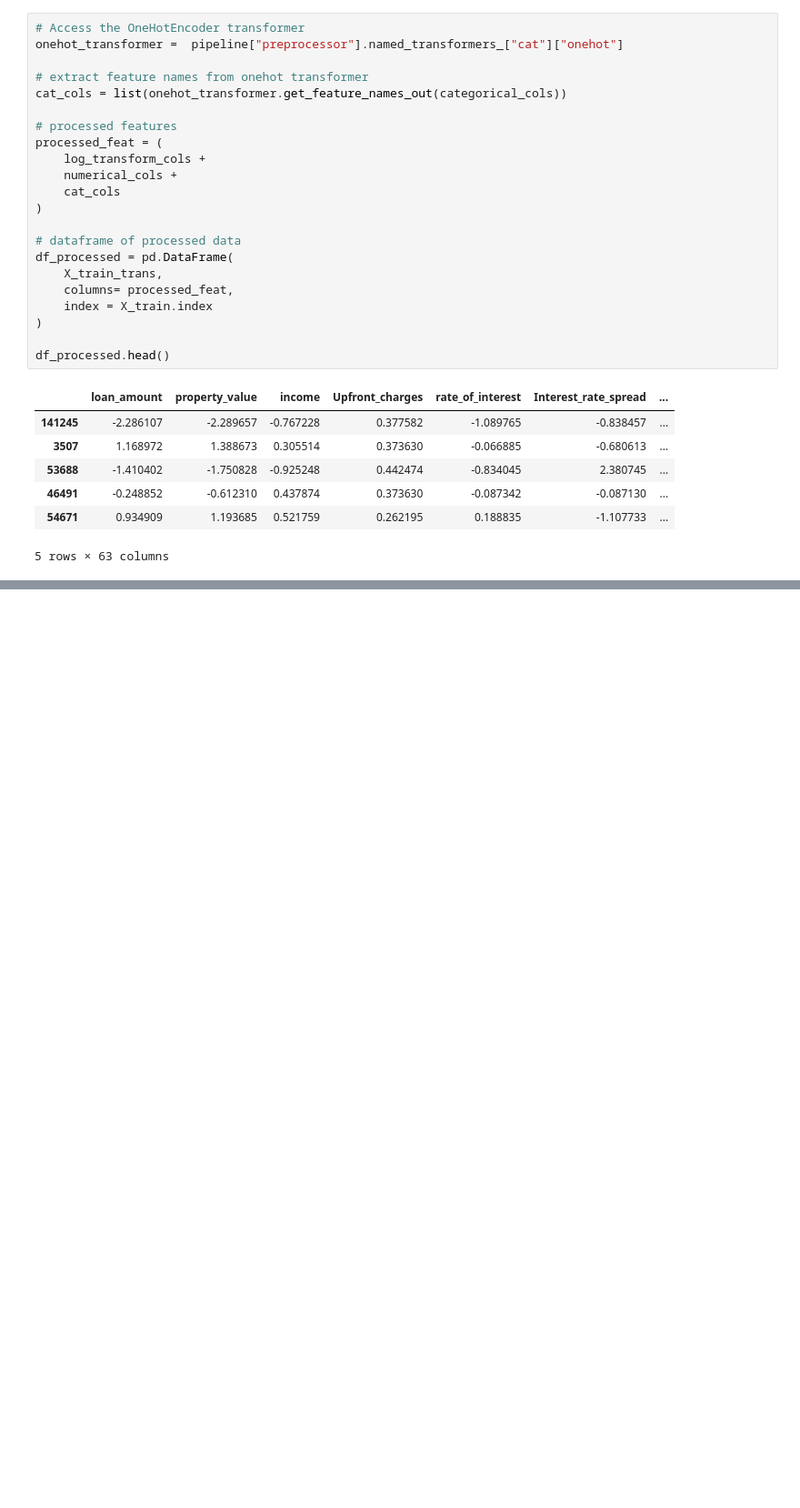
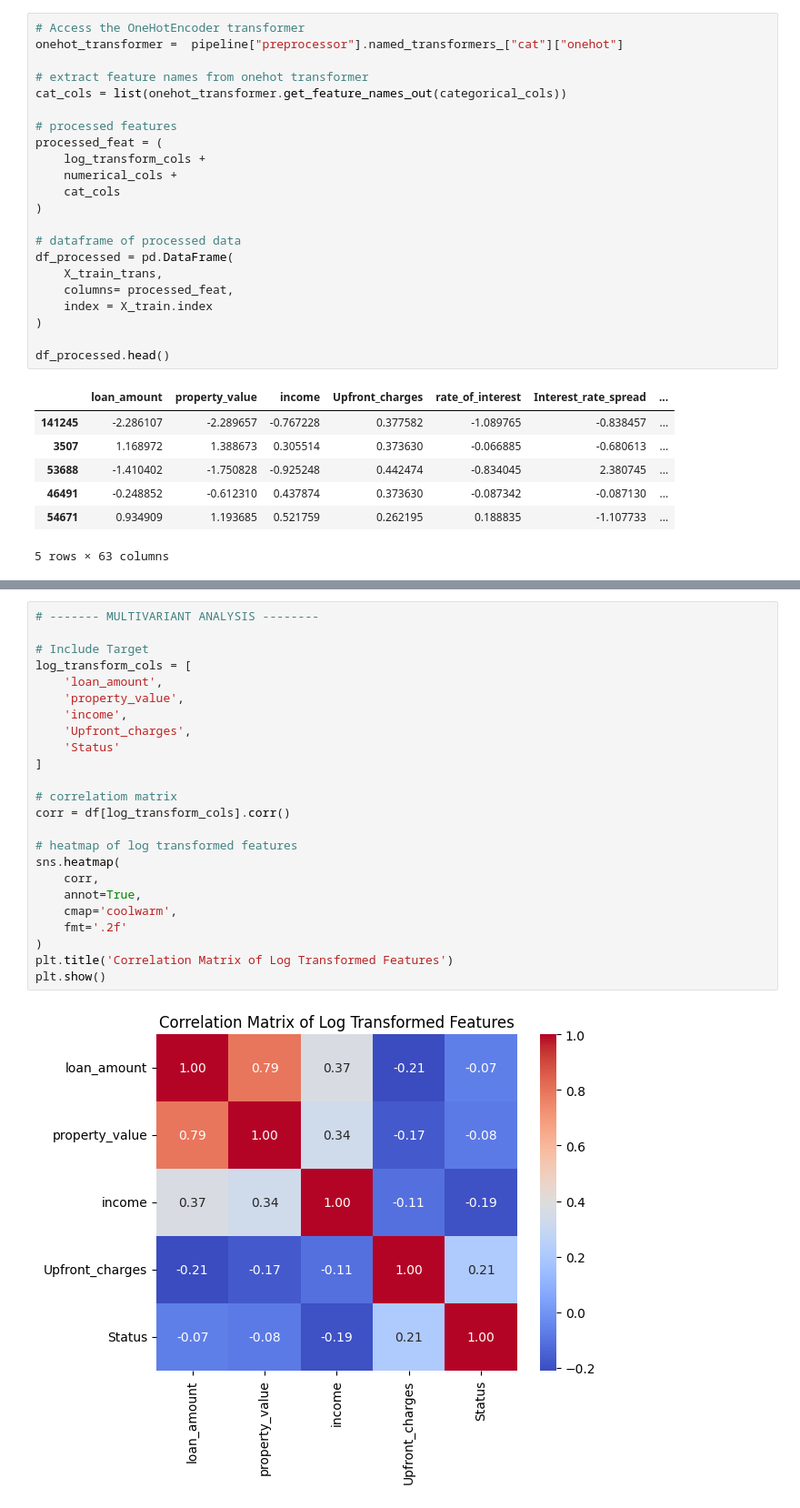
Before and after one commit to Bjoshua25/Loan-Default-Prediction, a Jupyter notebook: notebook/second_EDA.ipynb, the cells around one changed output, grey strips where cells are left out. Shown at 91% size. Saved outputs shown, nothing was run; the diff lists cells and outputs as text; blank space fills up the shorter version.

```diff
--- a/notebook/second_EDA.ipynb
+++ b/notebook/second_EDA.ipynb
@@ -261,0 +390,26 @@ df_processed.head()
+# %%
+# ------- MULTIVARIANT ANALYSIS --------
+
+# Include Target
+log_transform_cols = [
+    'loan_amount',
+    'property_value',
+    'income',
+    'Upfront_charges',
+    'Status'
+]
+
+# correlatiom matrix
+corr = df[log_transform_cols].corr()
+
+# heatmap of log transformed features
+sns.heatmap(
+    corr,
+    annot=True,
+    cmap='coolwarm',
+    fmt='.2f'
+)
+plt.title('Correlation Matrix of Log Transformed Features')
+plt.show()
+# %% [output]
+[figure, added]
```
Also changed, not shown: parts of 35 cells of this notebook, 13 other files.
